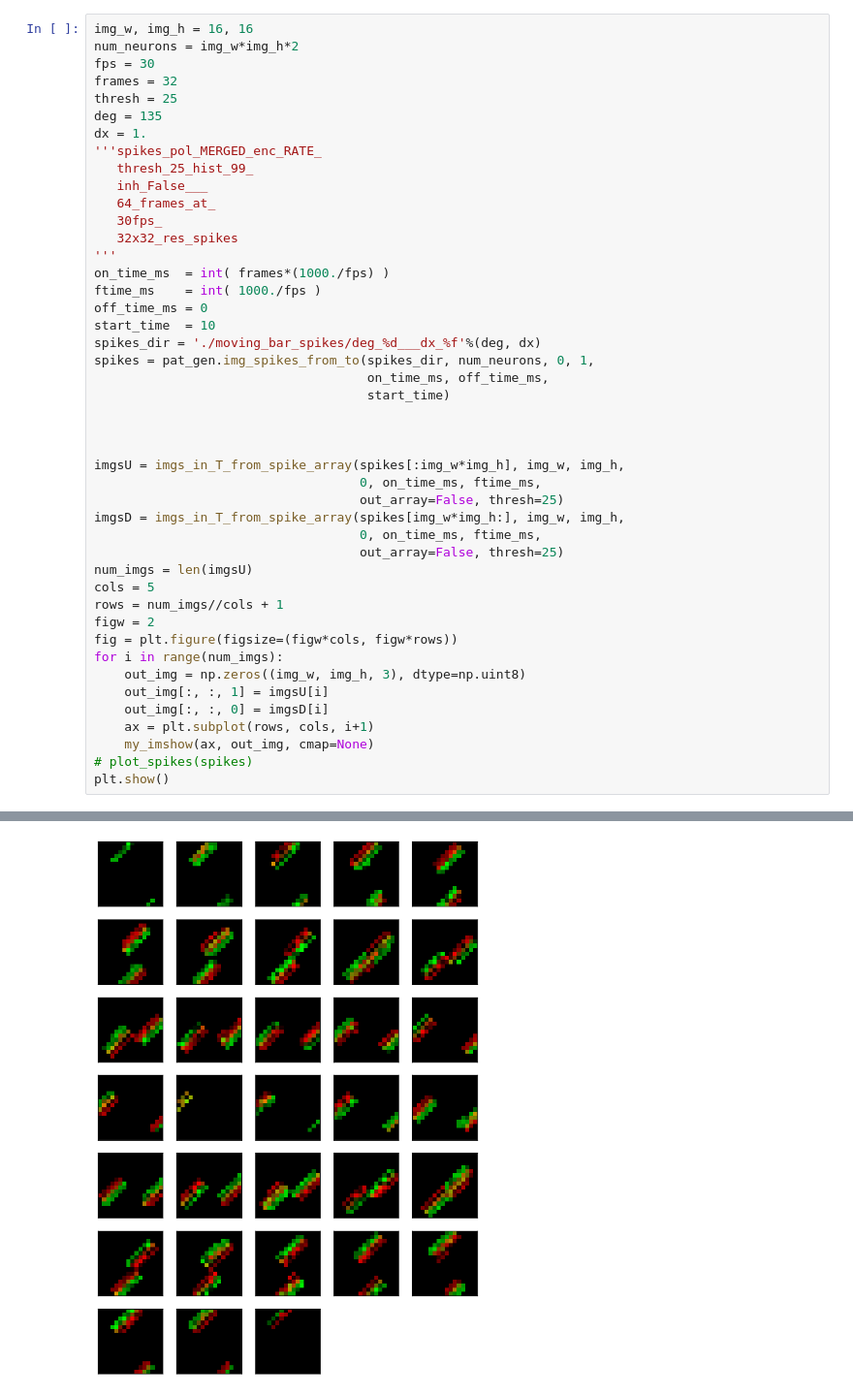
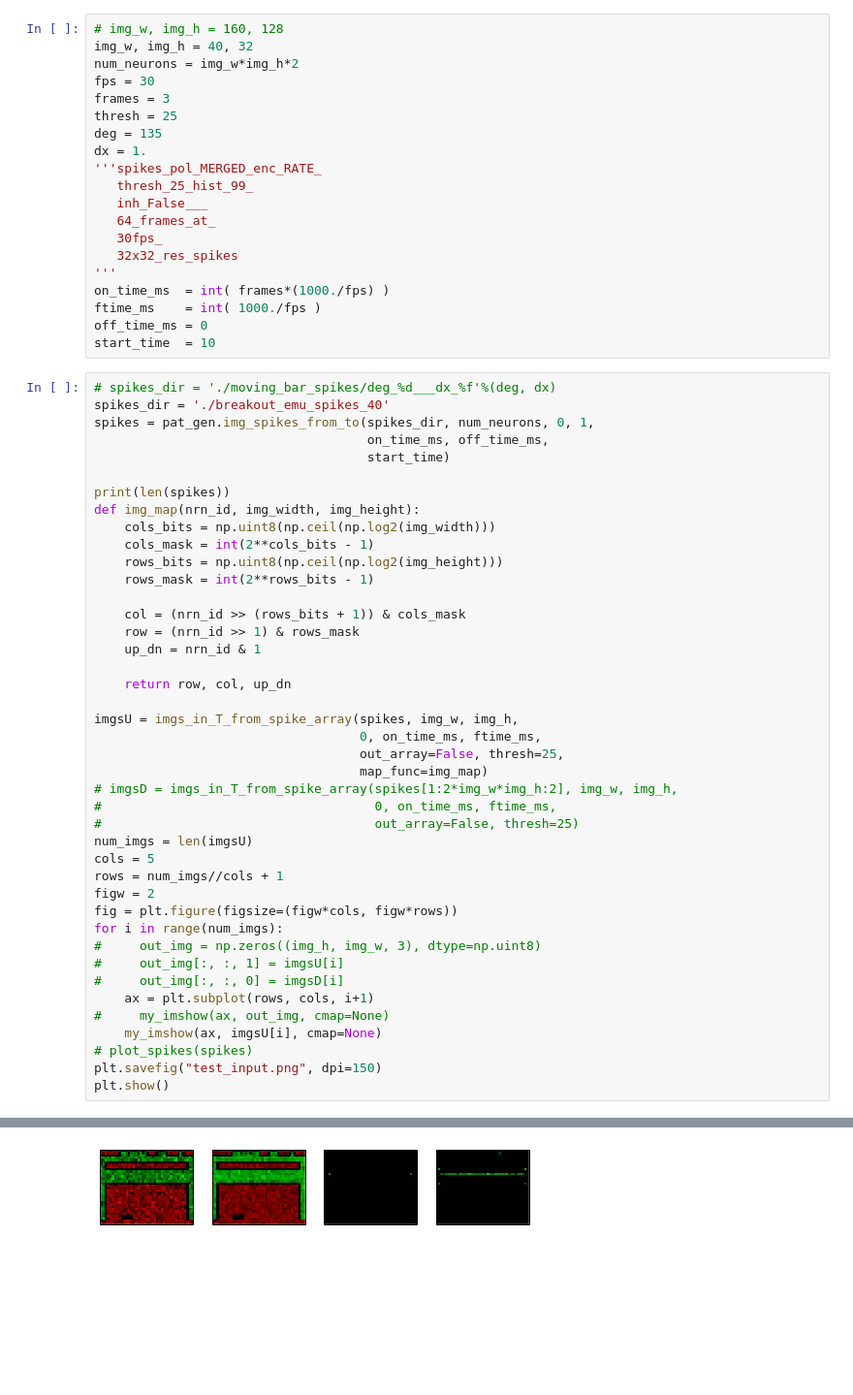
Before and after one commit to rjames91/play_vis, a Jupyter notebook: test_LGN.ipynb, the cells around one changed output, grey strips where cells are left out. Shown: that part at 97% size. Drawn from its saved outputs; the diff is of its cells as text; blank space fills up the shorter version.

```diff
--- a/test_LGN.ipynb
+++ b/test_LGN.ipynb
@@ -80,46 +94,63 @@ def plot_out_spikes(on_spikes, off_spikes, img_w, img_h,
+# %%
+# img_w, img_h = 160, 128
+img_w, img_h = 40, 32
+num_neurons = img_w*img_h*2
+fps = 30
+frames = 3
+thresh = 25
+deg = 135
+dx = 1.
+'''spikes_pol_MERGED_enc_RATE_
+   thresh_25_hist_99_
+   inh_False___
+   64_frames_at_
+   30fps_
+   32x32_res_spikes
+'''
+on_time_ms  = int( frames*(1000./fps) )
+ftime_ms    = int( 1000./fps )
+off_time_ms = 0
+start_time  = 10
 # %%
-img_w, img_h = 16, 16
-num_neurons = img_w*img_h*2
-fps = 30
-frames = 32
-thresh = 25
-deg = 135
-dx = 1.
-'''spikes_pol_MERGED_enc_RATE_
-   thresh_25_hist_99_
-   inh_False___
-   64_frames_at_
-   30fps_
-   32x32_res_spikes
-'''
-on_time_ms  = int( frames*(1000./fps) )
-ftime_ms    = int( 1000./fps )
-off_time_ms = 0
-start_time  = 10
-spikes_dir = './moving_bar_spikes/deg_%d___dx_%f'%(deg, dx)
+# spikes_dir = './moving_bar_spikes/deg_%d___dx_%f'%(deg, dx)
+spikes_dir = './breakout_emu_spikes_40'
 spikes = pat_gen.img_spikes_from_to(spikes_dir, num_neurons, 0, 1,
                                     on_time_ms, off_time_ms,
                                     start_time)
 
+print(len(spikes))
+def img_map(nrn_id, img_width, img_height):
+    cols_bits = np.uint8(np.ceil(np.log2(img_width)))
+    cols_mask = int(2**cols_bits - 1)
+    rows_bits = np.uint8(np.ceil(np.log2(img_height)))
+    rows_mask = int(2**rows_bits - 1)
 
+    col = (nrn_id >> (rows_bits + 1)) & cols_mask
+    row = (nrn_id >> 1) & rows_mask
+    up_dn = nrn_id & 1
 
-imgsU = imgs_in_T_from_spike_array(spikes[:img_w*img_h], img_w, img_h,
+    return row, col, up_dn
+
+imgsU = imgs_in_T_from_spike_array(spikes, img_w, img_h,
                                    0, on_time_ms, ftime_ms,
-                                   out_array=False, thresh=25)
-imgsD = imgs_in_T_from_spike_array(spikes[img_w*img_h:], img_w, img_h,
-                                   0, on_time_ms, ftime_ms,
-                                   out_array=False, thresh=25)
+                                   out_array=False, thresh=25,
+                                   map_func=img_map)
+# imgsD = imgs_in_T_from_spike_array(spikes[1:2*img_w*img_h:2], img_w, img_h,
+#                                    0, on_time_ms, ftime_ms,
+#                                    out_array=False, thresh=25)
 num_imgs = len(imgsU)
 cols = 5
 rows = num_imgs//cols + 1
 figw = 2
 fig = plt.figure(figsize=(figw*cols, figw*rows))
 for i in range(num_imgs):
-    out_img = np.zeros((img_w, img_h, 3), dtype=np.uint8)
-    out_img[:, :, 1] = imgsU[i]
-    out_img[:, :, 0] = imgsD[i]
+#     out_img = np.zeros((img_h, img_w, 3), dtype=np.uint8)
+#     out_img[:, :, 1] = imgsU[i]
+#     out_img[:, :, 0] = imgsD[i]
     ax = plt.subplot(rows, cols, i+1)
-    my_imshow(ax, out_img, cmap=None)
+#     my_imshow(ax, out_img, cmap=None)
+    my_imshow(ax, imgsU[i], cmap=None)
 # plot_spikes(spikes)
+plt.savefig("test_input.png", dpi=150)
 plt.show()
 # %% [output]
@@ -126,2 +158,2 @@ plt.show()
-[figure, old version]
+[figure, new version]
 # %%
```
Also changed, not shown: parts of 6 cells of this notebook, 7 other files.
